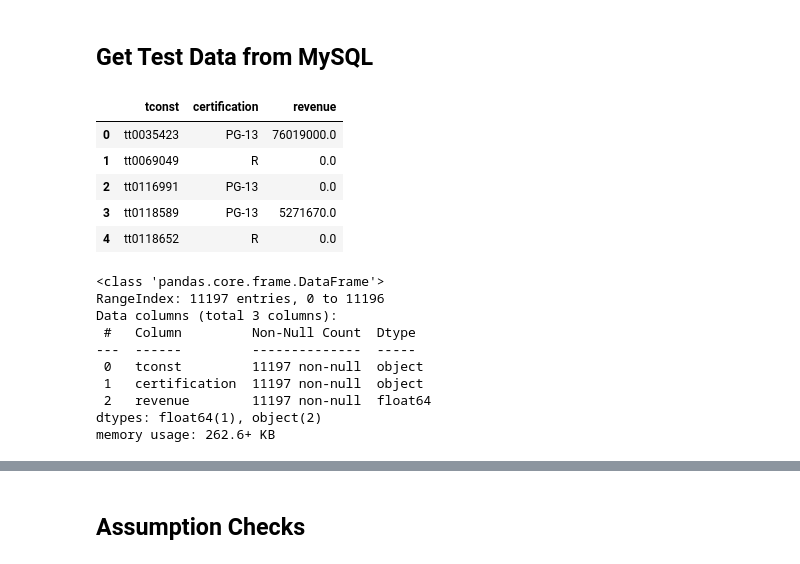
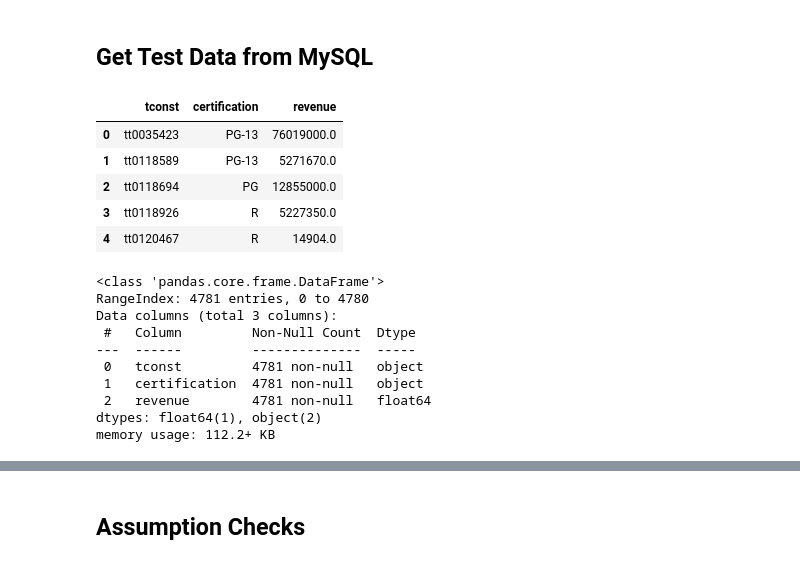
Before and after one commit to msmccann10/PP-movie-database-and-analysis, a Jupyter notebook: 05_Hypothesis_Testing.ipynb, the cells around one changed output, grey strips where cells are left out. Cells and saved outputs as stored; diff of their text form; code cells hidden in the pictures.

```diff
--- a/05_Hypothesis_Testing.ipynb
+++ b/05_Hypothesis_Testing.ipynb
@@ -110,30 +133,30 @@ Assumptions:
 # %%
 test_data = '''
 SELECT tconst, certification, revenue
 FROM tmdb_data
-WHERE certification = "G" OR certification = "PG"
-OR certification = "PG-13" OR certification = "R"; '''
+WHERE (certification = "G" OR certification = "PG"
+OR certification = "PG-13" OR certification = "R") AND Revenue > 0; '''
 
 df = pd.read_sql(test_data, engine)
 display(df.head(5))
 df.info()
 # %% [output]
 |  | tconst | certification | revenue |
 | 0 | tt0035423 | PG-13 | 76019000.0 |
-| 1 | tt0069049 | R | 0.0 |
-| 2 | tt0116991 | PG-13 | 0.0 |
-| 3 | tt0118589 | PG-13 | 5271670.0 |
-| 4 | tt0118652 | R | 0.0 |
+| 1 | tt0118589 | PG-13 | 5271670.0 |
+| 2 | tt0118694 | PG | 12855000.0 |
+| 3 | tt0118926 | R | 5227350.0 |
+| 4 | tt0120467 | R | 14904.0 |
 <class 'pandas.core.frame.DataFrame'>
-RangeIndex: 11197 entries, 0 to 11196
+RangeIndex: 4781 entries, 0 to 4780
 Data columns (total 3 columns):
  #   Column         Non-Null Count  Dtype
 ---  ------         --------------  -----
- 0   tconst         11197 non-null  object
- 1   certification  11197 non-null  object
- 2   revenue        11197 non-null  float64
+ 0   tconst         4781 non-null   object
+ 1   certification  4781 non-null   object
+ 2   revenue        4781 non-null   float64
 dtypes: float64(1), object(2)
-memory usage: 262.6+ KB
+memory usage: 112.2+ KB
 # %%
 df['certification'].value_counts()
 # %% [output]
```
Also changed, not shown: parts of 64 cells of this notebook, 2 other files.
